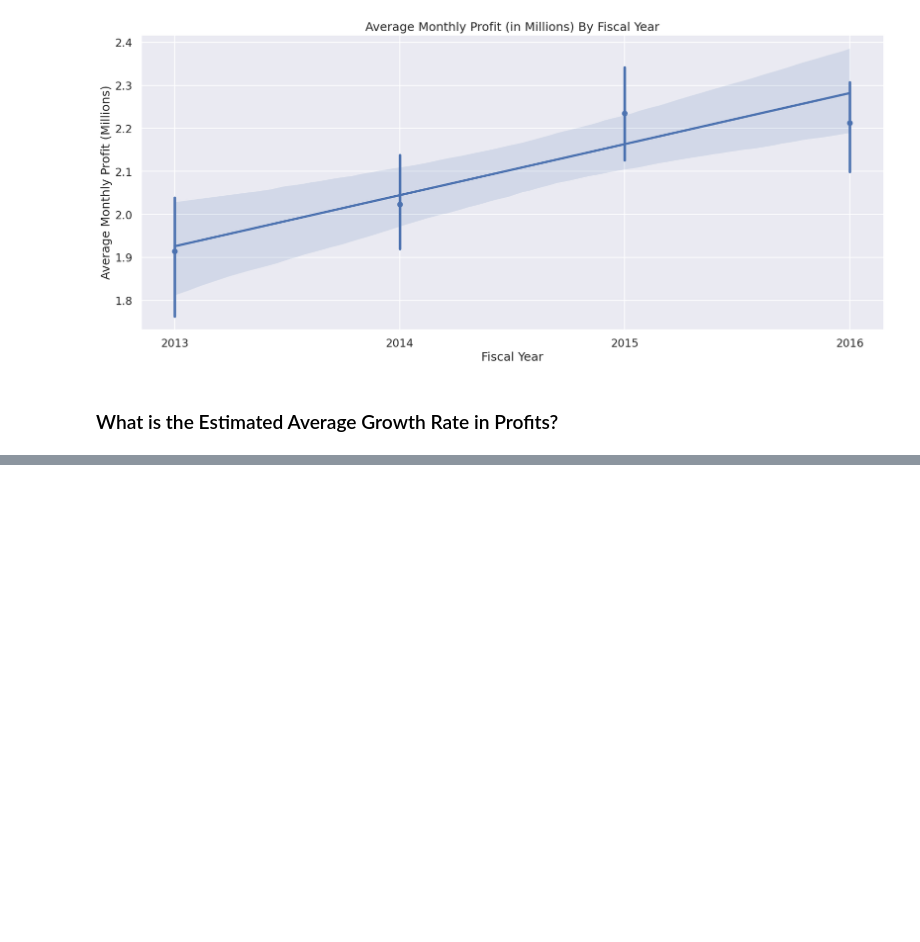
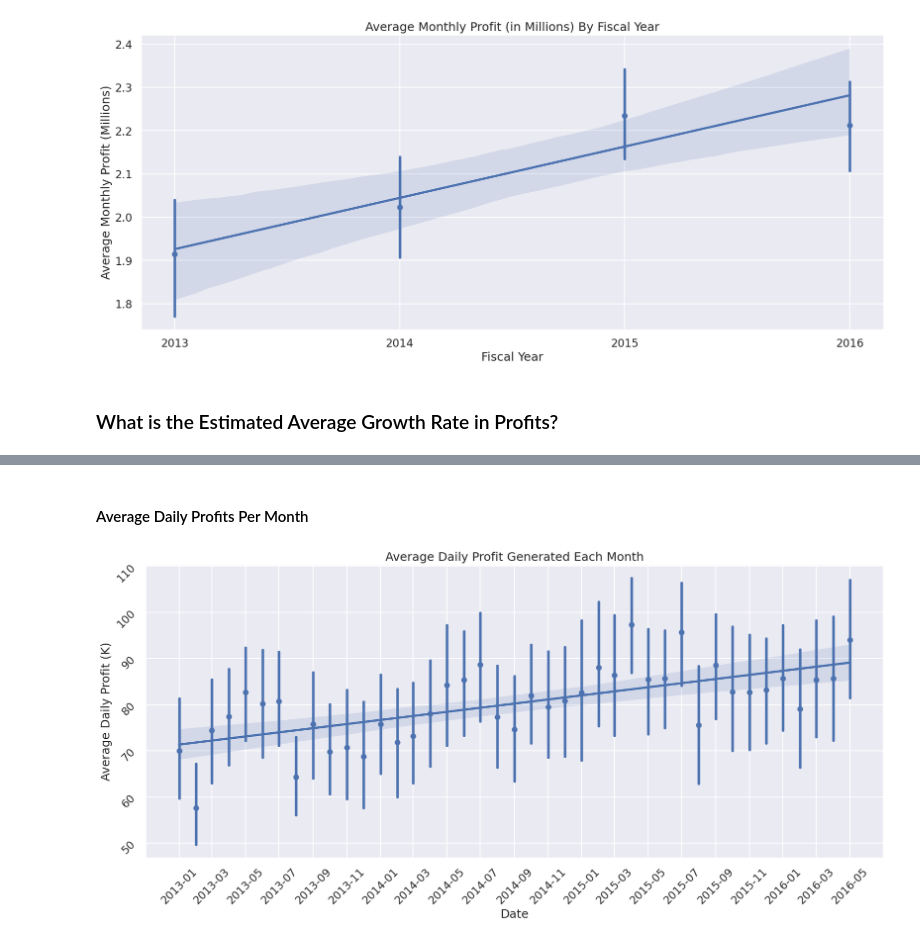
Before and after one commit to Max-FM/dataplatforms_project, a Jupyter notebook: analysis.ipynb, the cells around one changed output, grey strips where cells are left out. Cells and saved outputs as stored; diff of their text form; code cells hidden in the pictures; blank space fills up the shorter version.

Commit message:
Further investigations into profit growth

```diff
--- a/analysis.ipynb
+++ b/analysis.ipynb
@@ -125,0 +169,9 @@ Estimated Average Growth Rate: $120K per month
+# %%
+x = profits_by_fiscal_month["Fiscal Year"]
+y = profits_by_fiscal_month["Profit (Millions)"]
+
+x = sm.add_constant(x)
+model = sm.OLS(y, x)
+results = model.fit()
+
+results.summary()
@@ -161,0 +230,40 @@ Estimated Average Growth Rate: $120K (+- 30.0K) per month
+# %% [markdown]
+#### Average Daily Profits Per Month
+# %%
+profits_by_date = df.groupby(
+    ["Date"]
+    )[
+        ["Profit", "Profit (Thousands)"]
+    ].sum().reset_index().sort_values(["Date"])
+
+profits_by_date["Month"] = profits_by_date["Date"].dt.to_period('M').astype(str)
+
+profits_by_date["monthnum"] = datestr2num(profits_by_date["Month"])
+# %%
+@plt.FuncFormatter
+def fake_dates(x, pos):
+    """ Custom formater to turn floats into e.g., 2016-05-08"""
+    return num2date(x).strftime('%Y-%m')
+
+figure, ax = plt.subplots(
+    figsize=(20,8)
+)
+
+ax.xaxis.set_major_formatter(fake_dates)
+ax.tick_params(labelrotation=45)
+
+sns.regplot(
+    x="monthnum",
+    y="Profit (Thousands)",
+    data=profits_by_date,
+    x_estimator=np.mean,
+    order=1,
+    ax=ax,
+)
+
+plt.xticks(profits_by_date["monthnum"].unique()[::2])
+plt.xlabel("Date")
+plt.ylabel("Average Daily Profit (K)")
+plt.title("Average Daily Profit Generated Each Month");
+# %% [output]
+[figure, added]
```
Also changed, not shown: parts of 29 cells of this notebook.
